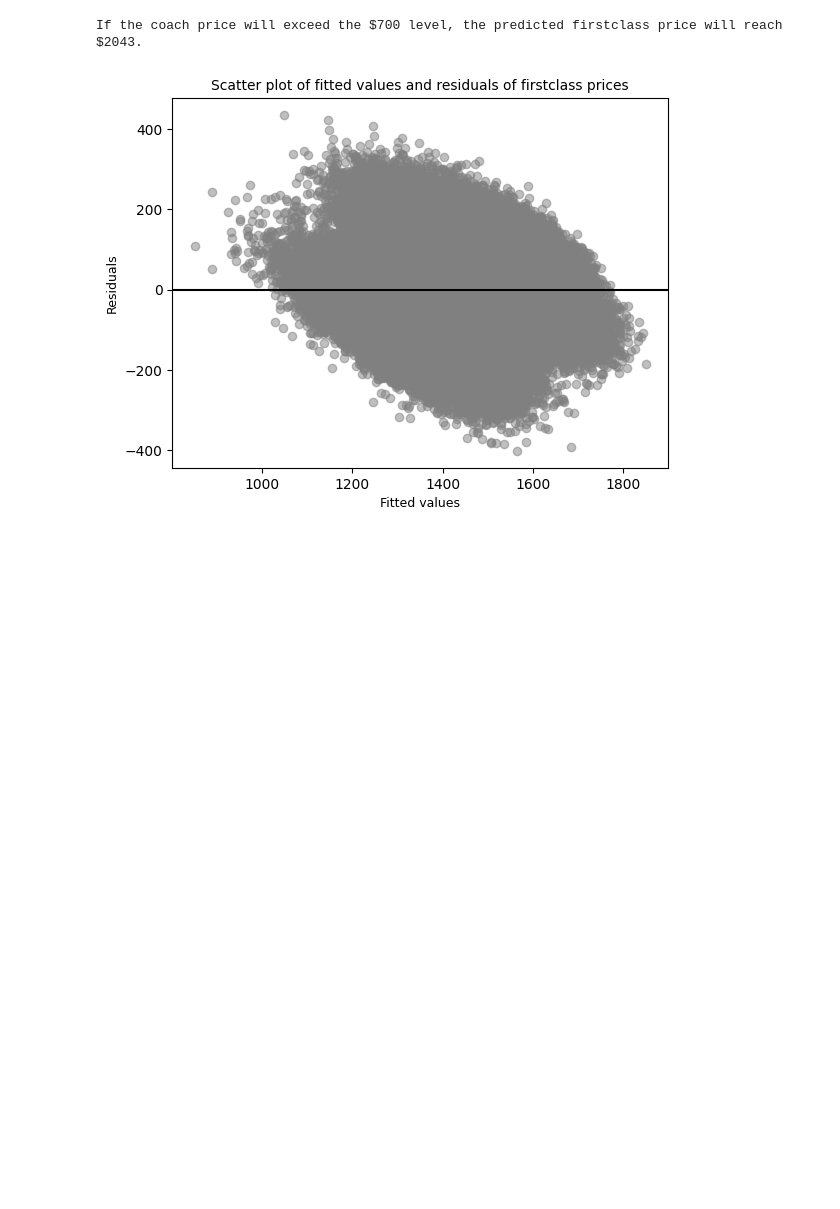
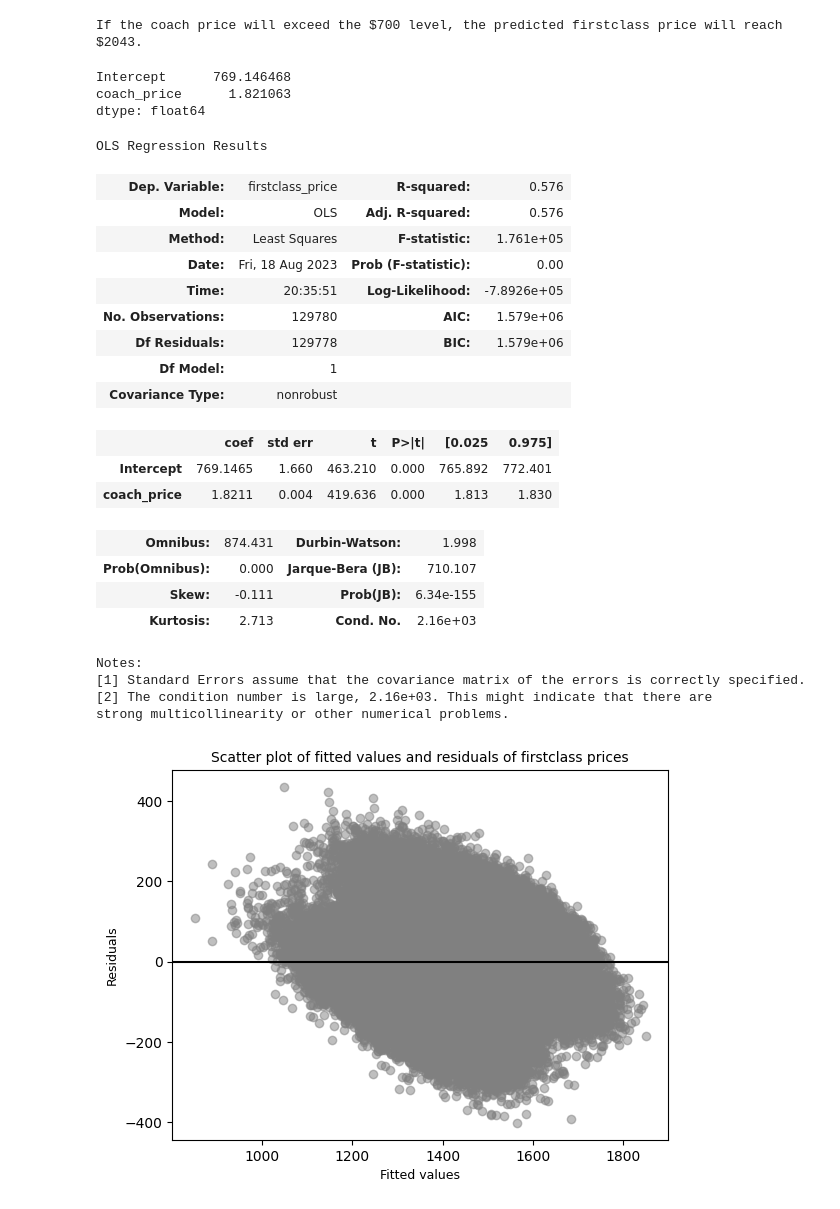
Before and after one commit to LiZoMark841619/Airline_analysis, a Jupyter notebook: Airline_analysis/Airline Analysis.ipynb, the cells around one changed output. Drawn from its saved outputs; the diff is of its cells as text; code cells hidden in the pictures; blank space fills up the shorter version.

```diff
--- a/Airline_analysis/Airline Analysis.ipynb
+++ b/Airline_analysis/Airline Analysis.ipynb
@@ -331,6 +331,36 @@ pred_700 = model.predict(data)
 print(f'If the coach price will exceed the ${a} level, the predicted firstclass price will reach ${int(round(pred_700[0], 3))}.')
 # %% [output]
 If the coach price will exceed the $700 level, the predicted firstclass price will reach $2043.
+# %%
+model.params
+# %% [output]
+Intercept      769.146468
+coach_price      1.821063
+dtype: float64
+# %%
+model.summary()
+# %% [output]
+OLS Regression Results
+| Dep. Variable: | firstclass_price | R-squared: | 0.576 |
+| Model: | OLS | Adj. R-squared: | 0.576 |
+| Method: | Least Squares | F-statistic: | 1.761e+05 |
+| Date: | Fri, 18 Aug 2023 | Prob (F-statistic): | 0.00 |
+| Time: | 20:35:51 | Log-Likelihood: | -7.8926e+05 |
+| No. Observations: | 129780 | AIC: | 1.579e+06 |
+| Df Residuals: | 129778 | BIC: | 1.579e+06 |
+| Df Model: | 1 |  |  |
+| Covariance Type: | nonrobust |  |  |
+|  | coef | std err | t | P>|t| | [0.025 | 0.975] |
+| Intercept | 769.1465 | 1.660 | 463.210 | 0.000 | 765.892 | 772.401 |
+| coach_price | 1.8211 | 0.004 | 419.636 | 0.000 | 1.813 | 1.830 |
+| Omnibus: | 874.431 | Durbin-Watson: | 1.998 |
+| Prob(Omnibus): | 0.000 | Jarque-Bera (JB): | 710.107 |
+| Skew: | -0.111 | Prob(JB): | 6.34e-155 |
+| Kurtosis: | 2.713 | Cond. No. | 2.16e+03 |
+Notes:
+[1] Standard Errors assume that the covariance matrix of the errors is correctly specified.
+[2] The condition number is large, 2.16e+03. This might indicate that there are
+strong multicollinearity or other numerical problems.
 # %%
 fitted_values = model.predict(flight)
 residuals = flight.firstclass_price - fitted_values
```
Also changed, not shown: parts of 8 cells of this notebook.
